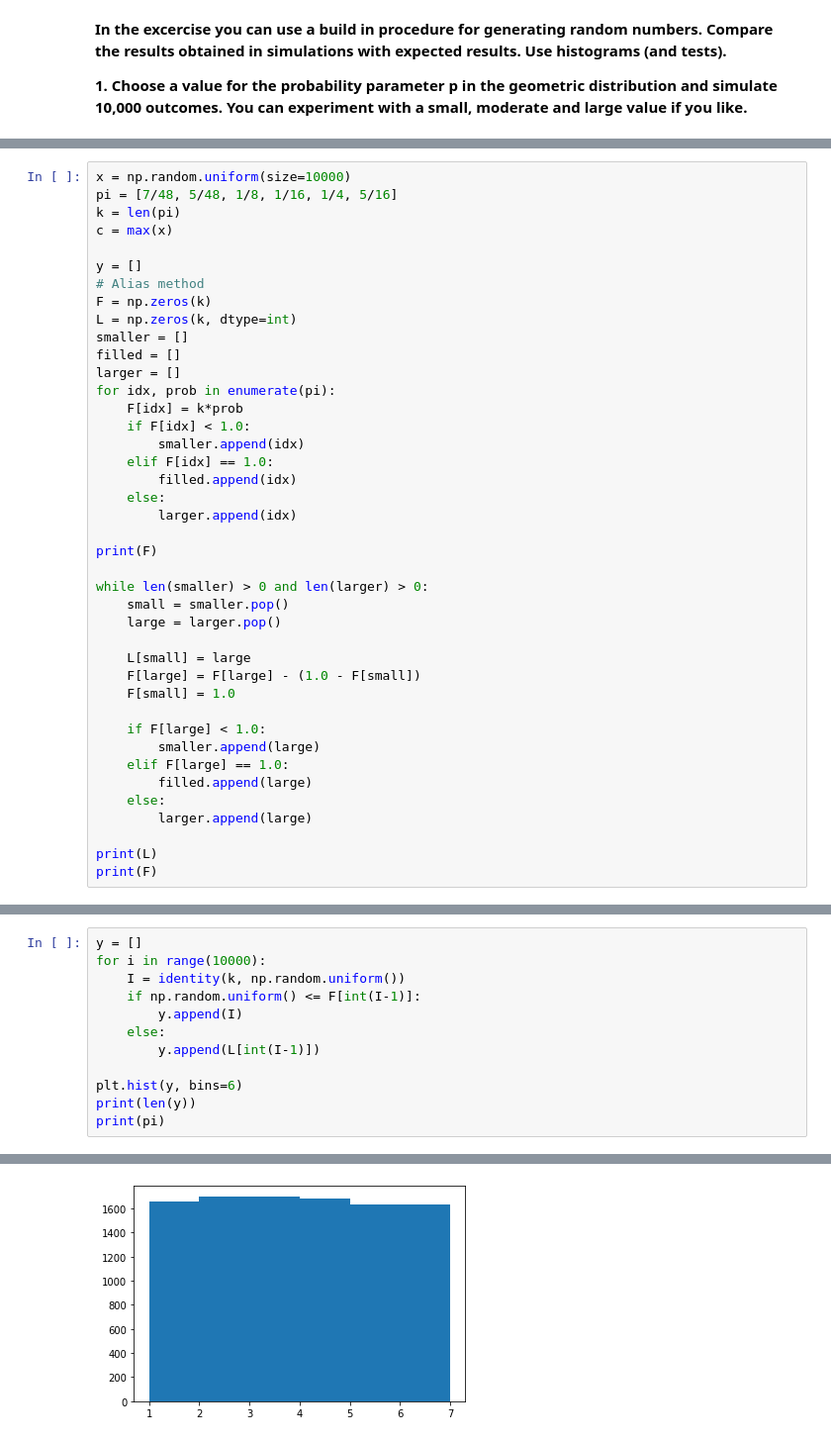
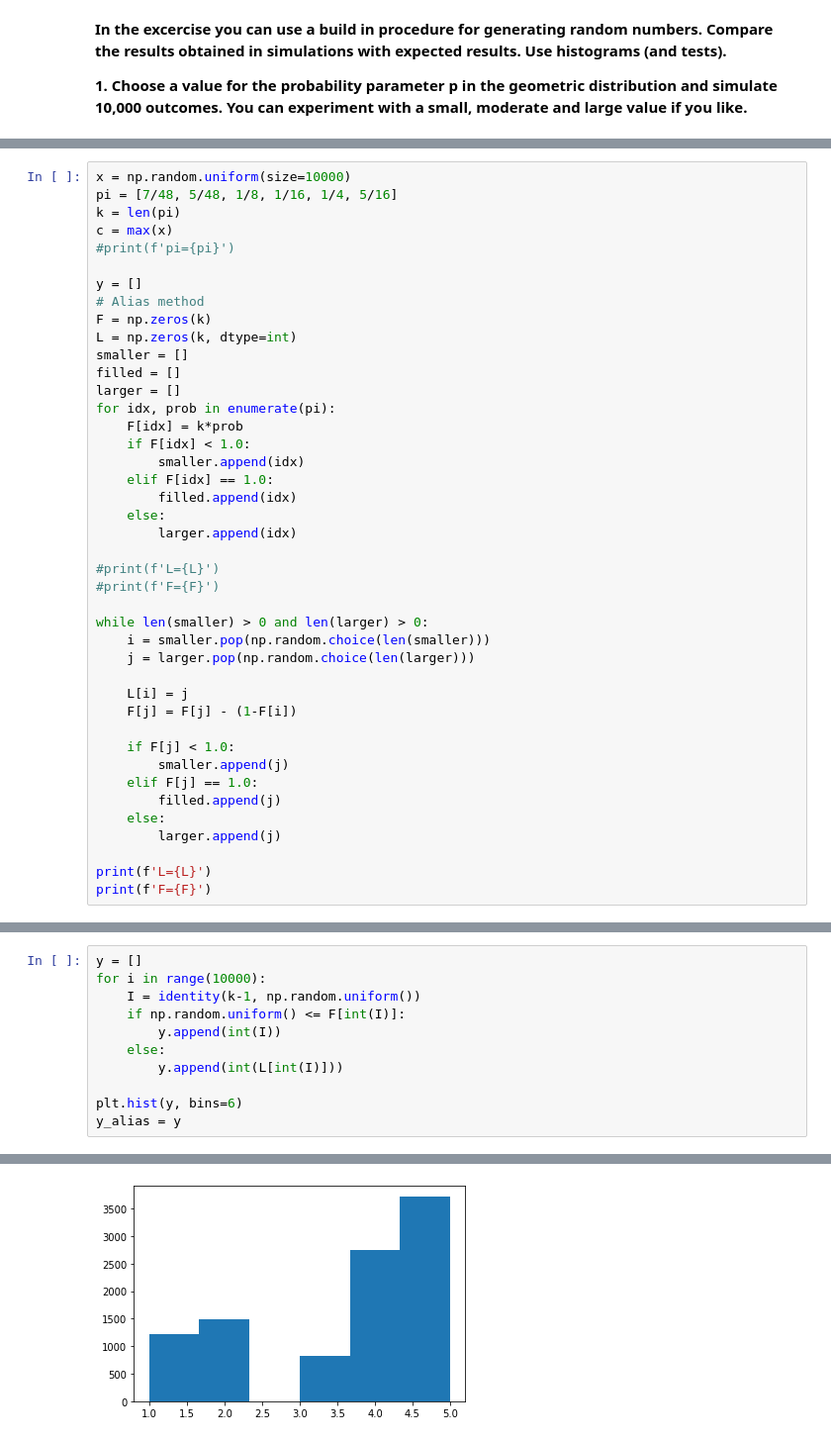
Before and after one commit to carinhopm/ss_exercises, a Jupyter notebook: ex2-discrete-random-variables.ipynb, the cells around one changed output, grey strips where cells are left out. Shown at 99% size. Saved outputs shown, nothing was run; the diff lists cells and outputs as text.

```diff
--- a/ex2-discrete-random-variables.ipynb
+++ b/ex2-discrete-random-variables.ipynb
@@ -103,6 +108,7 @@ x = np.random.uniform(size=10000)
 pi = [7/48, 5/48, 1/8, 1/16, 1/4, 5/16]
 k = len(pi)
 c = max(x)
+#print(f'pi={pi}')
 
 y = []
 # Alias method
@@ -120,23 +126,23 @@ for idx, prob in enumerate(pi):
     else:
         larger.append(idx)
 
-print(F)
+#print(f'L={L}')
+#print(f'F={F}')
 
 while len(smaller) > 0 and len(larger) > 0:
-    small = smaller.pop()
-    large = larger.pop()
+    i = smaller.pop(np.random.choice(len(smaller)))
+    j = larger.pop(np.random.choice(len(larger)))
 
-    L[small] = large
-    F[large] = F[large] - (1.0 - F[small])
-    F[small] = 1.0
+    L[i] = j
+    F[j] = F[j] - (1-F[i])
 
-    if F[large] < 1.0:
-        smaller.append(large)
-    elif F[large] == 1.0:
-        filled.append(large)
+    if F[j] < 1.0:
+        smaller.append(j)
+    elif F[j] == 1.0:
+        filled.append(j)
     else:
-        larger.append(large)
+        larger.append(j)
 
-print(L)
-print(F)
+print(f'L={L}')
+print(f'F={F}')
 # %% [output]
@@ -146,13 +151,12 @@ print(F)
 # %%
 y = []
 for i in range(10000):
-    I = identity(k, np.random.uniform())
-    if np.random.uniform() <= F[int(I-1)]:
-        y.append(I)
+    I = identity(k-1, np.random.uniform())
+    if np.random.uniform() <= F[int(I)]:
+        y.append(int(I))
     else:
-        y.append(L[int(I-1)])
+        y.append(int(L[int(I)]))
 
 plt.hist(y, bins=6)
-print(len(y))
-print(pi)
+y_alias = y
 # %% [output]
@@ -161 +163 @@ print(pi)
-[figure, old version]
+[figure, new version]
```
Also changed, not shown: parts of 16 cells of this notebook, 1 other file.
